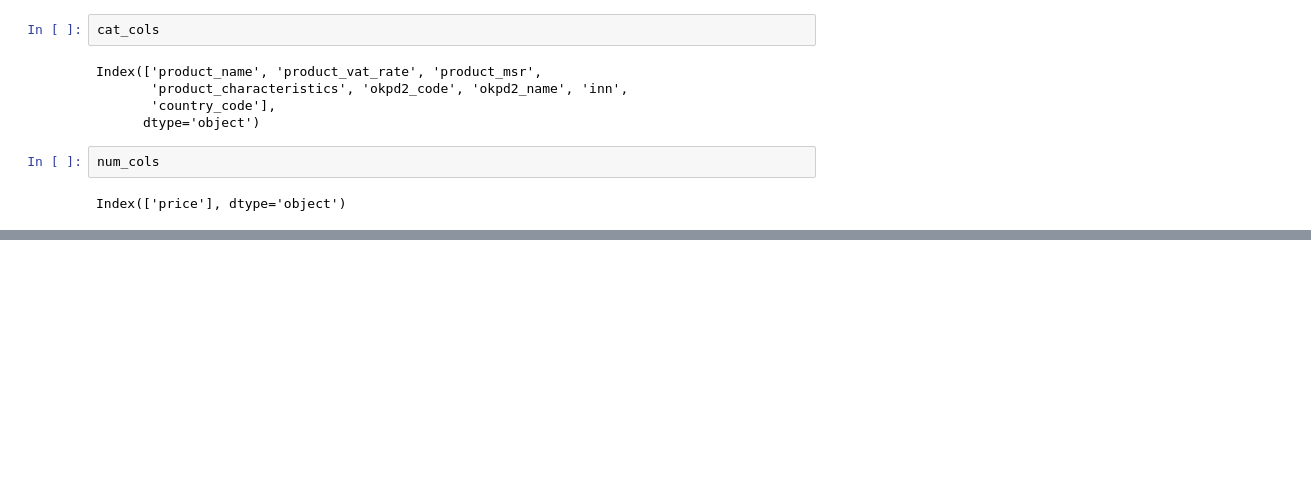
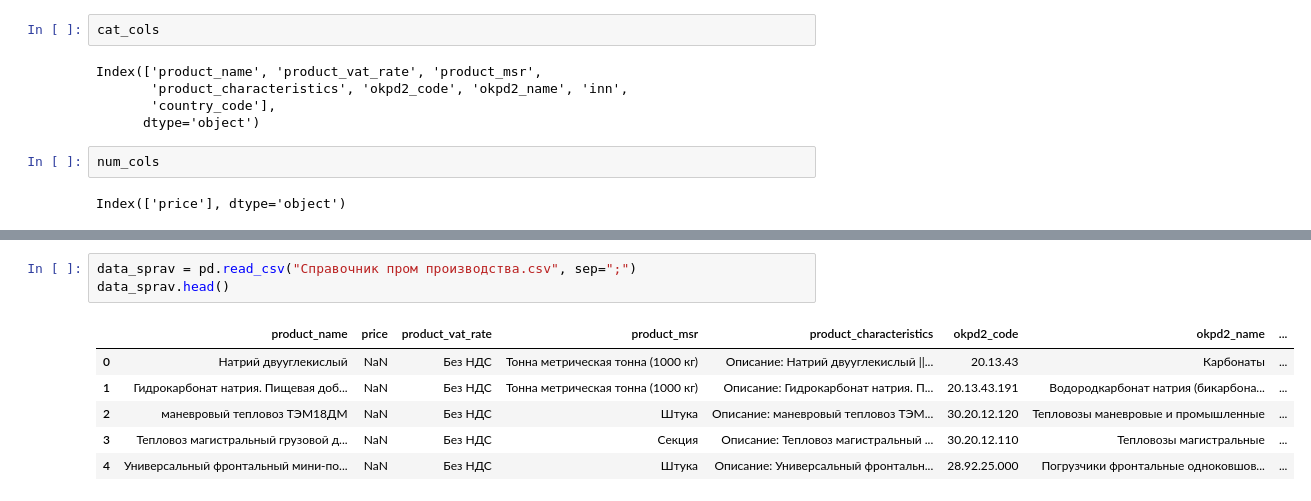
Before and after one commit to ditengm/HackatonZakupki, a Jupyter notebook: research_data.ipynb, the cells around one changed output, grey strips where cells are left out. Cells and saved outputs as stored; diff of their text form; blank space fills up the shorter version.

```diff
--- a/research_data.ipynb
+++ b/research_data.ipynb
@@ -206,0 +305,10 @@ for cat_col in cat_cols:
+# %%
+data_sprav = pd.read_csv("Справочник пром производства.csv", sep=";")
+data_sprav.head()
+# %% [output]
+|  | product_name | price | product_vat_rate | product_msr | product_characteristics | okpd2_code | okpd2_name | ... |
+| 0 | Натрий двууглекислый | NaN | Без НДС | Тонна метрическая тонна (1000 кг) | Описание: Натрий двууглекислый ||... | 20.13.43 | Карбонаты | ... |
+| 1 | Гидрокарбонат натрия. Пищевая доб... | NaN | Без НДС | Тонна метрическая тонна (1000 кг) | Описание: Гидрокарбонат натрия. П... | 20.13.43.191 | Водородкарбонат натрия (бикарбона... | ... |
+| 2 | маневровый тепловоз ТЭМ18ДМ | NaN | Без НДС | Штука | Описание: маневровый тепловоз ТЭМ... | 30.20.12.120 | Тепловозы маневровые и промышленные | ... |
+| 3 | Тепловоз магистральный грузовой д... | NaN | Без НДС | Секция | Описание: Тепловоз магистральный ... | 30.20.12.110 | Тепловозы магистральные | ... |
+| 4 | Универсальный фронтальный мини-по... | NaN | Без НДС | Штука | Описание: Универсальный фронтальн... | 28.92.25.000 | Погрузчики фронтальные одноковшов... | ... |
```
Also changed, not shown: parts of 31 cells of this notebook, 7 other files.
